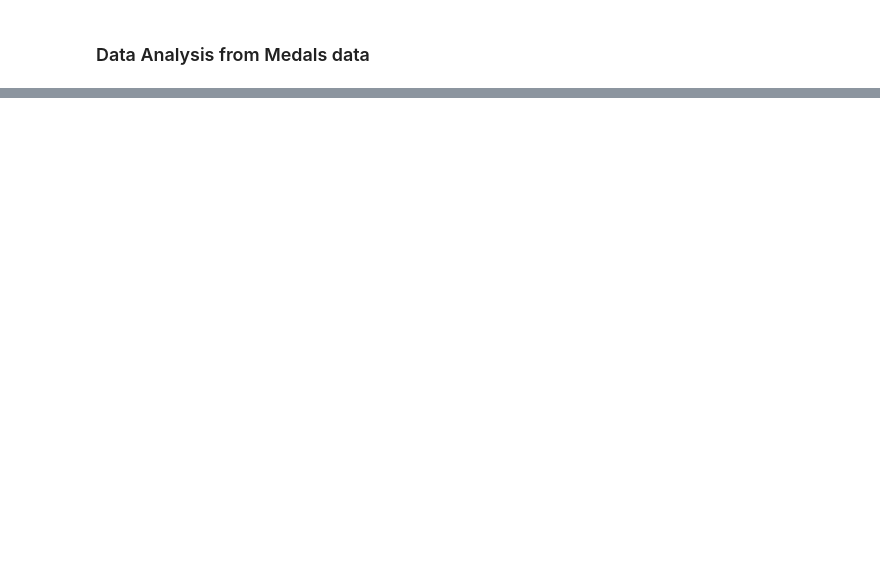
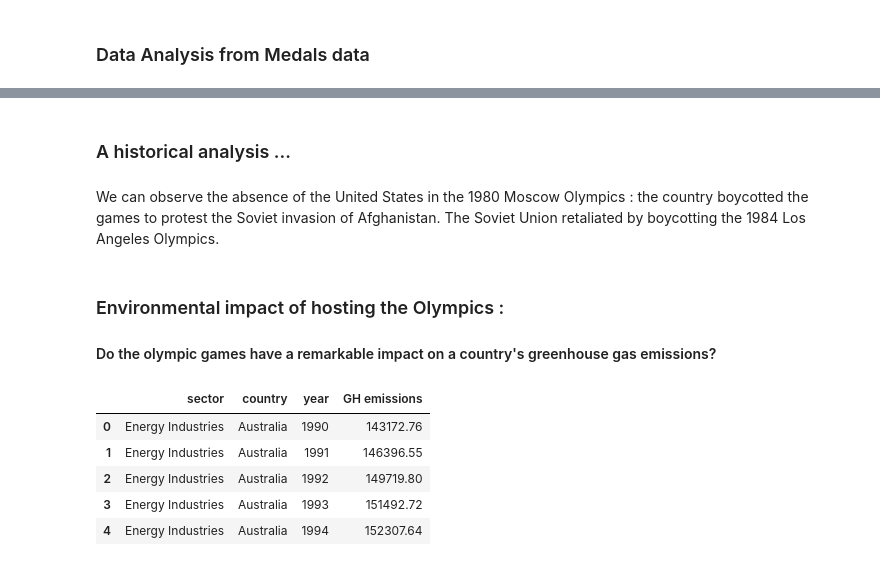
Before and after one commit to Maryam-Dollet/Webscraping_project, a Jupyter notebook: analysis_on_scraped_data.ipynb, the cells around one changed output, grey strips where cells are left out. Drawn from its saved outputs; the diff is of its cells as text; code cells hidden in the pictures; blank space fills up the shorter version.

Commit message:
analysis

```diff
--- a/analysis_on_scraped_data.ipynb
+++ b/analysis_on_scraped_data.ipynb
@@ -102,0 +166,2 @@ medals.head(15)
+# %% [markdown]
+### A historical analysis ...
@@ -102,0 +175,2 @@ medals.head(15)
+# %% [markdown]
+We can observe the absence of the United States in the 1980 Moscow Olympics : the country boycotted the games to protest the Soviet invasion of Afghanistan. The Soviet Union retaliated by boycotting the 1984 Los Angeles Olympics.
@@ -102,0 +183,14 @@ medals.head(15)
+# %% [markdown]
+### Environmental impact of hosting the Olympics :
+
+#### Do the olympic games have a remarkable impact on a country's greenhouse gas emissions?
+# %%
+GH_emissions = pd.read_csv('data_csv/cp_GH_emissions_final_version.csv')
+GH_emissions.head(5)
+# %% [output]
+|  | sector | country | year | GH emissions |
+| 0 | Energy Industries | Australia | 1990 | 143172.76 |
+| 1 | Energy Industries | Australia | 1991 | 146396.55 |
+| 2 | Energy Industries | Australia | 1992 | 149719.80 |
+| 3 | Energy Industries | Australia | 1993 | 151492.72 |
+| 4 | Energy Industries | Australia | 1994 | 152307.64 |
```
Also changed, not shown: parts of 13 cells of this notebook, 1 other file.
